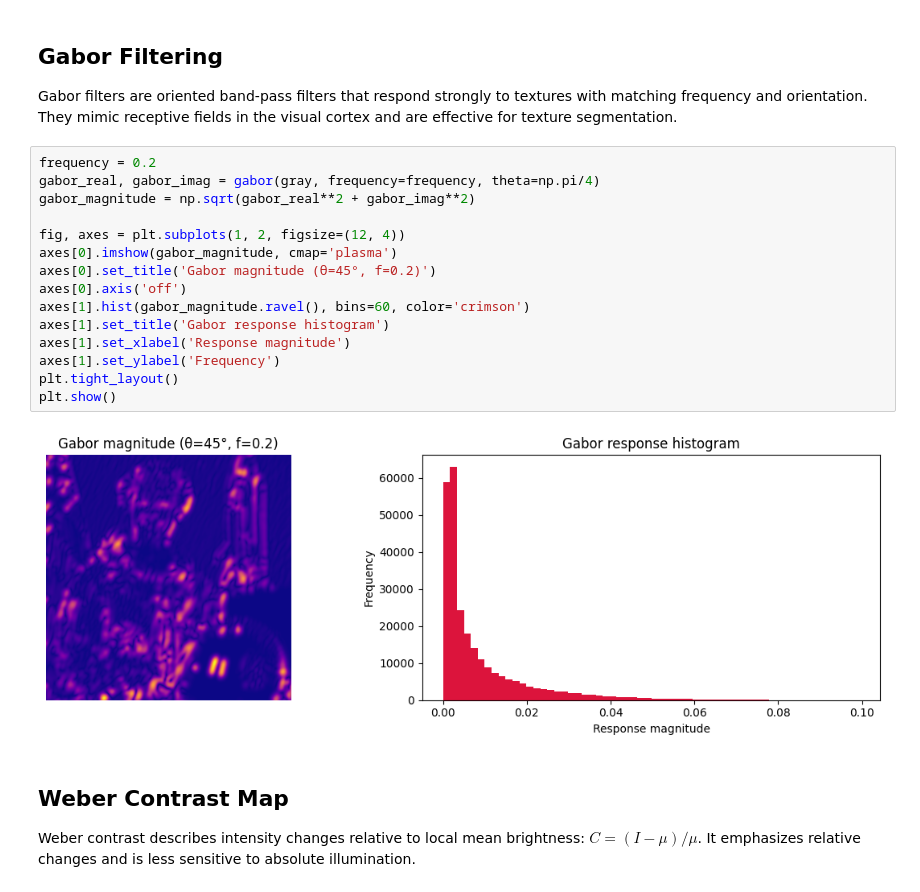
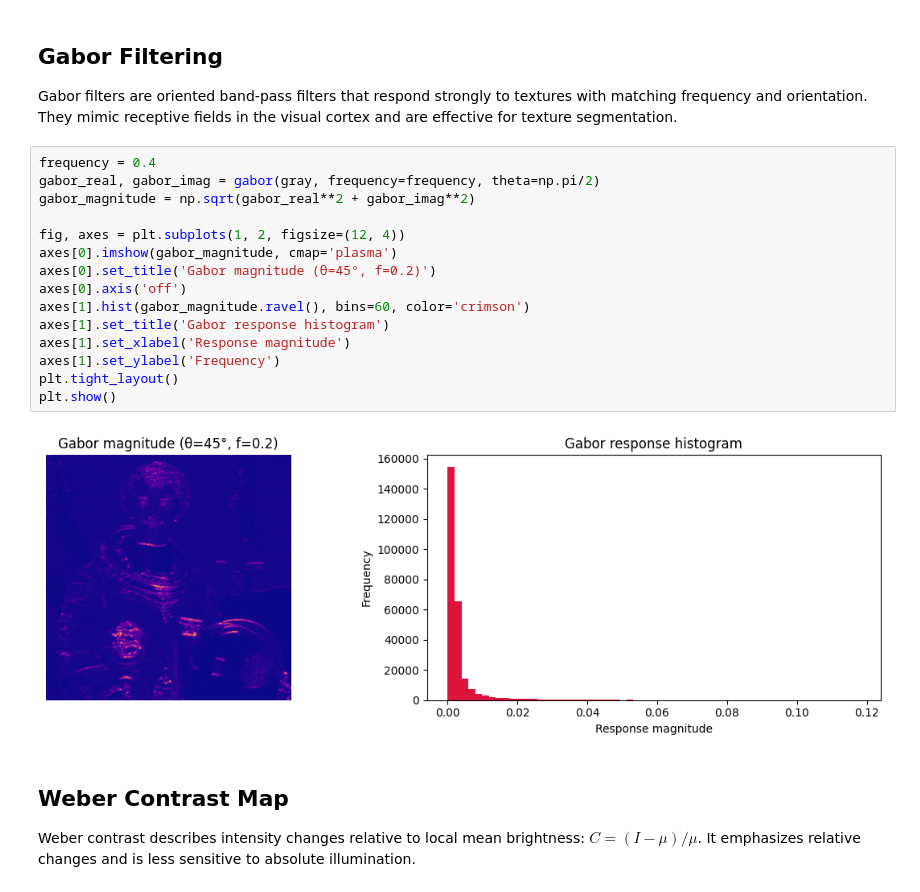
Before and after one commit to AliRje82/ComputerVisionFall404, a Jupyter notebook: CV_S6_Texture.ipynb, the cells around one changed output. Drawn from its saved outputs; the diff is of its cells as text.

```diff
--- a/CV_S6_Texture.ipynb
+++ b/CV_S6_Texture.ipynb
@@ -118,22 +118,22 @@ plt.show()
 
 Gabor filters are oriented band-pass filters that respond strongly to textures with matching frequency and orientation. They mimic receptive fields in the visual cortex and are effective for texture segmentation.
 # %%
-frequency = 0.2
-gabor_real, gabor_imag = gabor(gray, frequency=frequency, theta=np.pi/4)
+frequency = 0.4
+gabor_real, gabor_imag = gabor(gray, frequency=frequency, theta=np.pi/2)
 gabor_magnitude = np.sqrt(gabor_real**2 + gabor_imag**2)
 
 fig, axes = plt.subplots(1, 2, figsize=(12, 4))
 axes[0].imshow(gabor_magnitude, cmap='plasma')
 axes[0].set_title('Gabor magnitude (θ=45°, f=0.2)')
 axes[0].axis('off')
 axes[1].hist(gabor_magnitude.ravel(), bins=60, color='crimson')
 axes[1].set_title('Gabor response histogram')
 axes[1].set_xlabel('Response magnitude')
 axes[1].set_ylabel('Frequency')
 plt.tight_layout()
 plt.show()
 # %% [output]
-[figure, old version]
+[figure, new version]
 # %% [markdown]
 ## Weber Contrast Map
 
```
Also changed, not shown: 2 other files.
